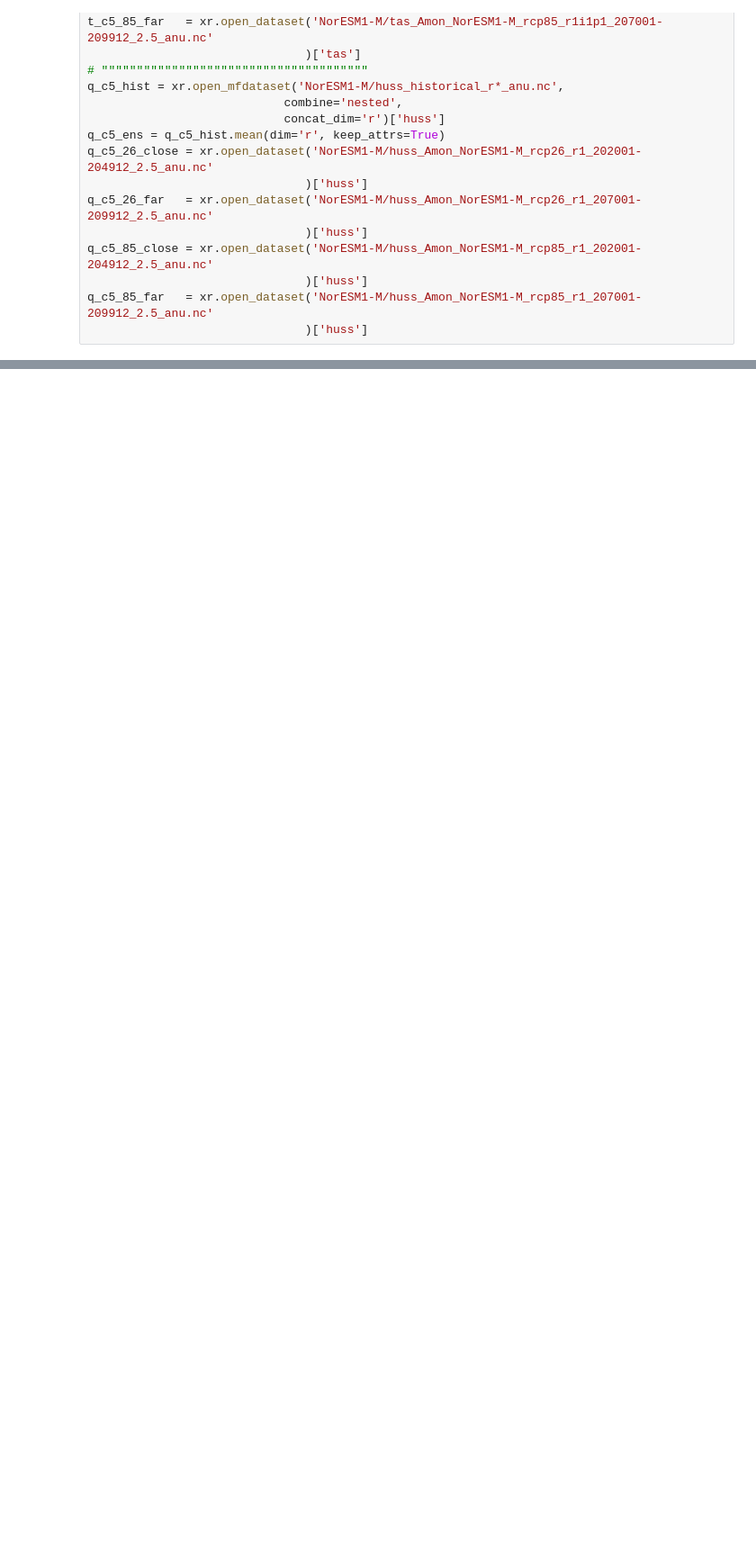
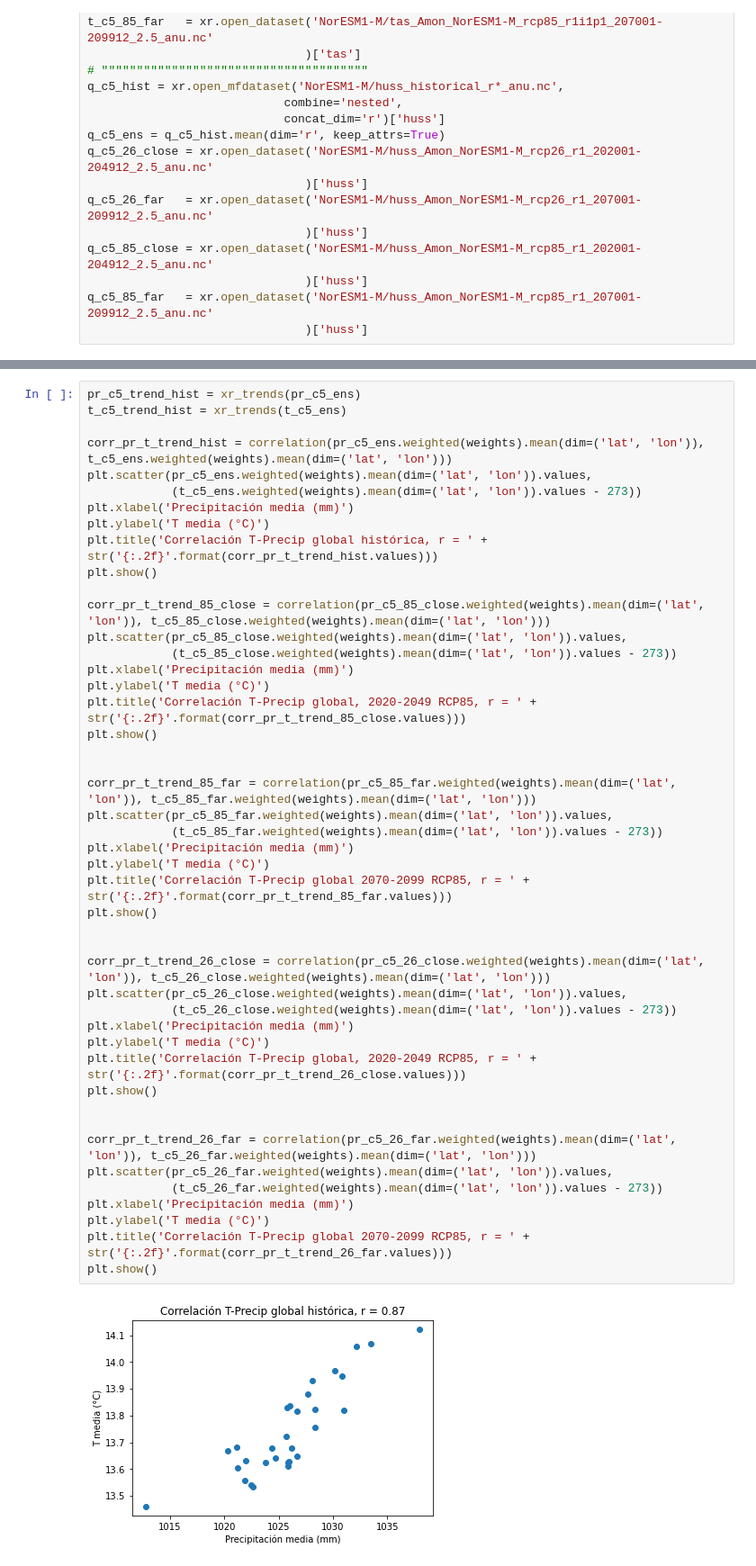
Before and after one commit to blychs/climatologia_fisica, a Jupyter notebook: practica4.ipynb, the cells around one changed output, grey strips where cells are left out. Shown at 90% size. Drawn from its saved outputs; the diff is of its cells as text; blank space fills up the shorter version.

```diff
--- a/practica4.ipynb
+++ b/practica4.ipynb
@@ -590,0 +632,48 @@ plt.show()
+# %%
+pr_c5_trend_hist = xr_trends(pr_c5_ens)
+t_c5_trend_hist = xr_trends(t_c5_ens)
+
+corr_pr_t_trend_hist = correlation(pr_c5_ens.weighted(weights).mean(dim=('lat', 'lon')), t_c5_ens.weighted(weights).mean(dim=('lat', 'lon')))
+plt.scatter(pr_c5_ens.weighted(weights).mean(dim=('lat', 'lon')).values,
+            (t_c5_ens.weighted(weights).mean(dim=('lat', 'lon')).values - 273))
+plt.xlabel('Precipitación media (mm)')
+plt.ylabel('T media (°C)')
+plt.title('Correlación T-Precip global histórica, r = ' + str('{:.2f}'.format(corr_pr_t_trend_hist.values)))
+plt.show()
+
+corr_pr_t_trend_85_close = correlation(pr_c5_85_close.weighted(weights).mean(dim=('lat', 'lon')), t_c5_85_close.weighted(weights).mean(dim=('lat', 'lon')))
+plt.scatter(pr_c5_85_close.weighted(weights).mean(dim=('lat', 'lon')).values,
+            (t_c5_85_close.weighted(weights).mean(dim=('lat', 'lon')).values - 273))
+plt.xlabel('Precipitación media (mm)')
+plt.ylabel('T media (°C)')
+plt.title('Correlación T-Precip global, 2020-2049 RCP85, r = ' + str('{:.2f}'.format(corr_pr_t_trend_85_close.values)))
+plt.show()
+
+
+corr_pr_t_trend_85_far = correlation(pr_c5_85_far.weighted(weights).mean(dim=('lat', 'lon')), t_c5_85_far.weighted(weights).mean(dim=('lat', 'lon')))
+plt.scatter(pr_c5_85_far.weighted(weights).mean(dim=('lat', 'lon')).values,
+            (t_c5_85_far.weighted(weights).mean(dim=('lat', 'lon')).values - 273))
+plt.xlabel('Precipitación media (mm)')
+plt.ylabel('T media (°C)')
+plt.title('Correlación T-Precip global 2070-2099 RCP85, r = ' + str('{:.2f}'.format(corr_pr_t_trend_85_far.values)))
+plt.show()
+
+
+corr_pr_t_trend_26_close = correlation(pr_c5_26_close.weighted(weights).mean(dim=('lat', 'lon')), t_c5_26_close.weighted(weights).mean(dim=('lat', 'lon')))
+plt.scatter(pr_c5_26_close.weighted(weights).mean(dim=('lat', 'lon')).values,
+            (t_c5_26_close.weighted(weights).mean(dim=('lat', 'lon')).values - 273))
+plt.xlabel('Precipitación media (mm)')
+plt.ylabel('T media (°C)')
+plt.title('Correlación T-Precip global, 2020-2049 RCP85, r = ' + str('{:.2f}'.format(corr_pr_t_trend_26_close.values)))
+plt.show()
+
+
+corr_pr_t_trend_26_far = correlation(pr_c5_26_far.weighted(weights).mean(dim=('lat', 'lon')), t_c5_26_far.weighted(weights).mean(dim=('lat', 'lon')))
+plt.scatter(pr_c5_26_far.weighted(weights).mean(dim=('lat', 'lon')).values,
+            (t_c5_26_far.weighted(weights).mean(dim=('lat', 'lon')).values - 273))
+plt.xlabel('Precipitación media (mm)')
+plt.ylabel('T media (°C)')
+plt.title('Correlación T-Precip global 2070-2099 RCP85, r = ' + str('{:.2f}'.format(corr_pr_t_trend_26_far.values)))
+plt.show()
+# %% [output]
+[figure, added]
```
Also changed, not shown: parts of 20 cells of this notebook.
